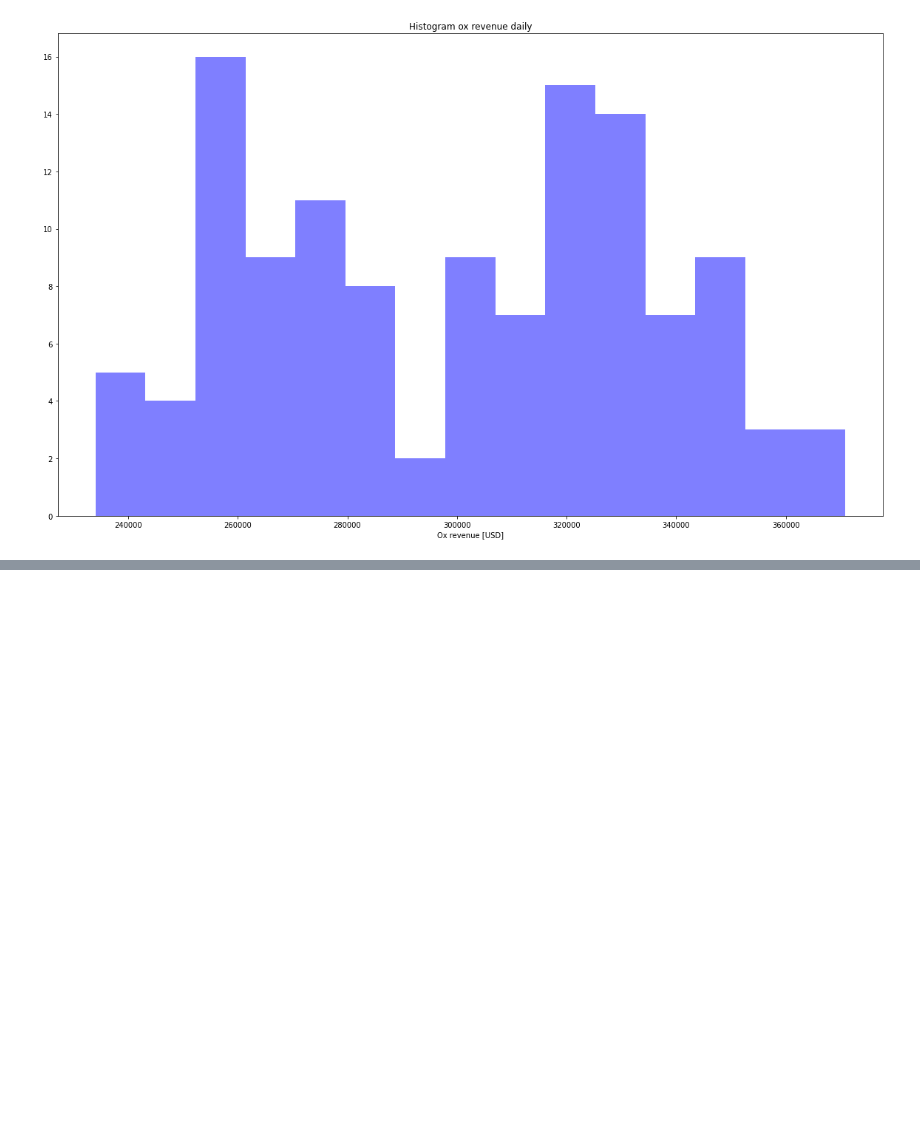
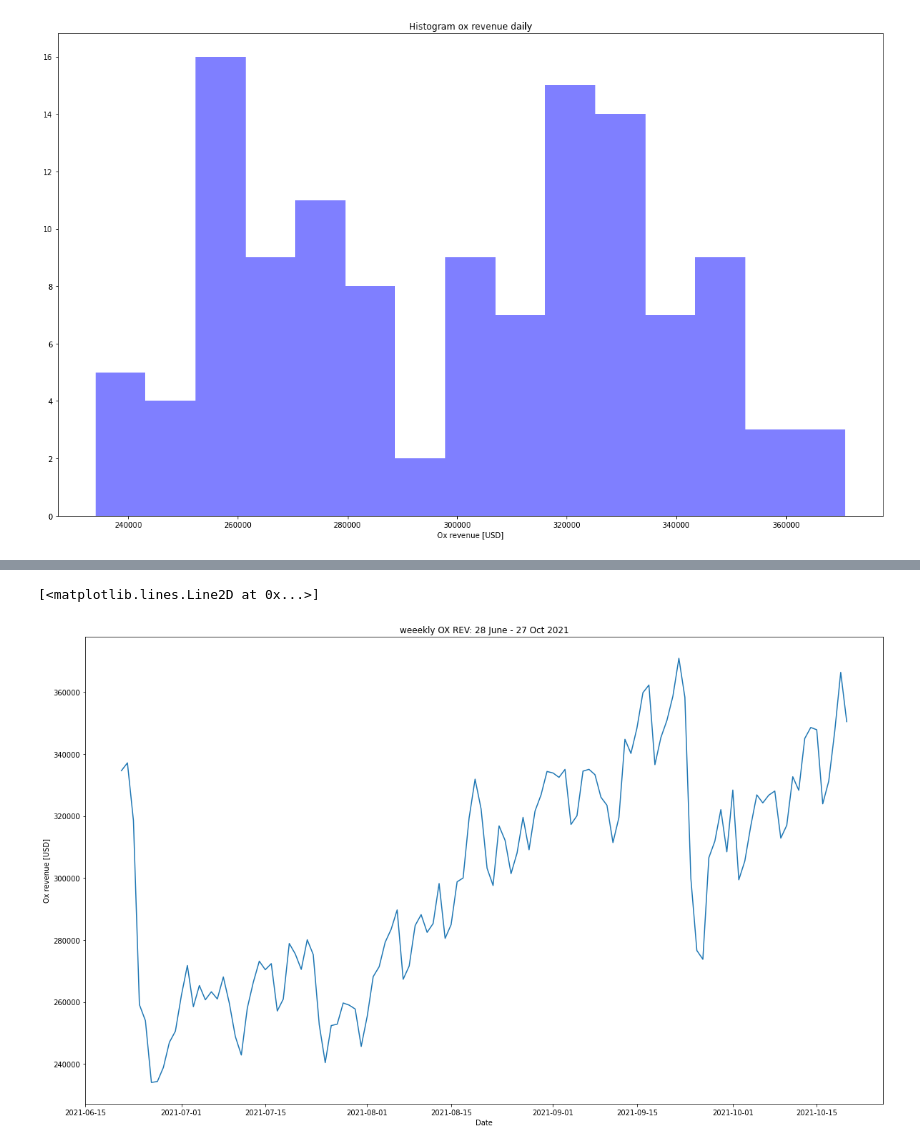
Before and after one commit to malwinan/anomalies, a Jupyter notebook: anomalies.ipynb, the cells around one changed output, grey strips where cells are left out. Cells and saved outputs as stored; diff of their text form; code cells hidden in the pictures; blank space fills up the shorter version.

```diff
--- a/anomalies.ipynb
+++ b/anomalies.ipynb
@@ -62,0 +158,6 @@ plt.hist(df_daily["OX_REVENUE"], num_bins, facecolor='blue', alpha=0.5)
+# %%
+df_daily['Date'] = pd.to_datetime(df_daily['ReportDay']) - pd.to_timedelta(7, unit='d')
+df_weekly = df_daily.groupby([pd.Grouper(key='Date', freq='W-MON')])['OX_REVENUE'].sum().reset_index().sort_values('Date')
+
+# df.groupby(["ReportDay"])["OX_REVENUE"].sum().reset_index()
+df_daily.head(20)
@@ -62,0 +182,13 @@ plt.hist(df_daily["OX_REVENUE"], num_bins, facecolor='blue', alpha=0.5)
+# %%
+ig = plt.figure(figsize=(20, 12))
+ax = fig.add_subplot(1, 1, 1)
+max_xticks = 15
+xloc = plt.MaxNLocator(max_xticks)
+ax.xaxis.set_major_locator(xloc)
+plt.title("weeekly OX REV: 28 June - 27 Oct 2021")
+plt.ylabel("Ox revenue [USD]")
+plt.xlabel("Date")
+plt.plot('Date', "OX_REVENUE", data=df_daily)
+# %% [output]
+[<matplotlib.lines.Line2D at 0x...>]
+[figure, added]
```
Also changed, not shown: parts of 52 cells of this notebook, 2 other files.
